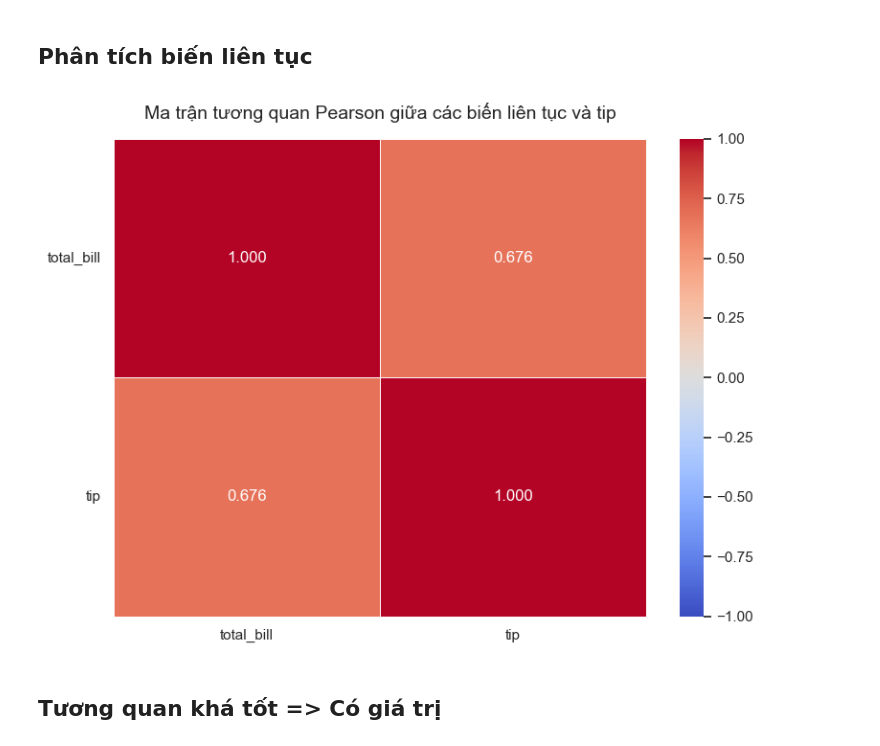
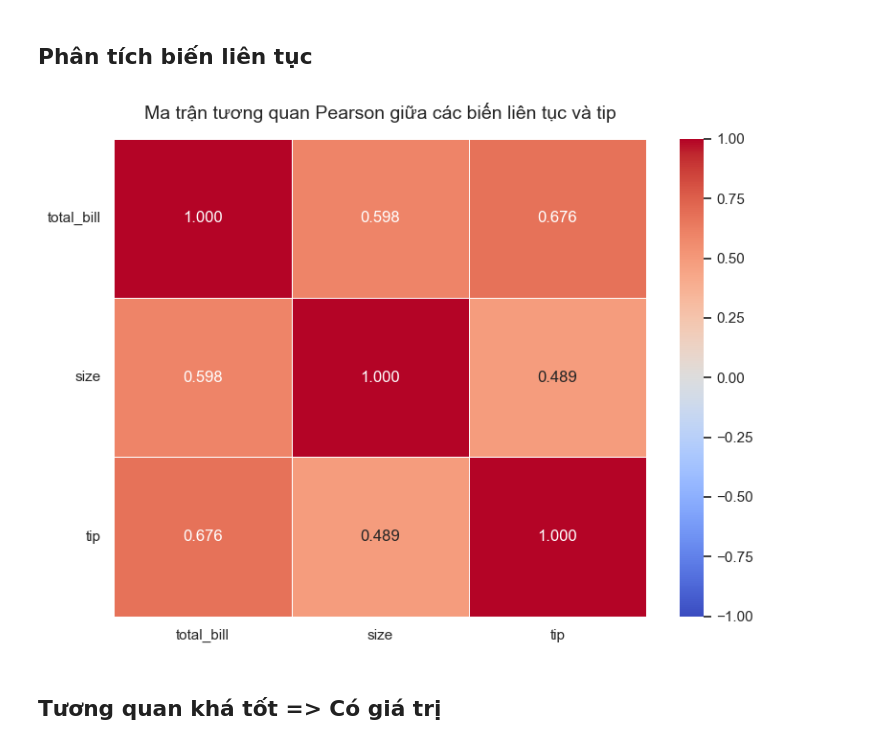
Before and after one commit to lamphat344961-alt/May_-hoc_thong_ke, a Jupyter notebook: TH2/bt2_1.ipynb, the cells around one changed output. Saved outputs shown, nothing was run; the diff lists cells and outputs as text; code cells hidden in the pictures.

```diff
--- a/TH2/bt2_1.ipynb
+++ b/TH2/bt2_1.ipynb
@@ -123,34 +144,34 @@ Name: count, dtype: int64
 ## Phân tích biến liên tục
 # %%
 # 1. Xác định danh sách các biến liên tục và biến mục tiêu
-continuous_features = ['total_bill']
+continuous_features = ['total_bill','size']
 target = 'tip'
 
 # Gom tất cả vào một danh sách chung để tính ma trận tương quan
 cols_to_corr = continuous_features + [target]
 
 # 2. Tính toán ma trận tương quan Pearson từ DataFrame (df)
 corr_matrix = df[cols_to_corr].corr()
 
 # 3. Tiến hành cấu hình và vẽ biểu đồ Heatmap
 plt.figure(figsize=(8, 6))
 
 # Vẽ heatmap với các cấu hình tối ưu:
 # - annot=True: Hiển thị giá trị số trên từng ô vuông
 # - cmap='coolwarm': Bảng màu từ xanh (tương quan âm) sang đỏ (tương quan dương)
 # - fmt=".3f": Làm tròn lấy 3 chữ số sau dấu phẩy
 # - vmin=-1, vmax=1: Cố định dải màu chuẩn của hệ số tương quan từ -1 đến 1
 sns.heatmap(corr_matrix, annot=True, cmap='coolwarm', fmt=".3f", vmin=-1, vmax=1, linewidths=0.5)
 
 # Thay đổi tiêu đề và cách hiển thị
 plt.title('Ma trận tương quan Pearson giữa các biến liên tục và tip', fontsize=14, pad=15)
 plt.yticks(rotation=0)  # Giữ chữ trục tung nằm ngang cho dễ đọc
 
 # Hiển thị biểu đồ
 plt.tight_layout()
 plt.show()
 # %% [output]
-[figure, old version]
+[figure, new version]
 # %% [markdown]
 ## Tương quan khá tốt => Có giá trị
 # %%
```
Also changed, not shown: parts of 11 cells of this notebook, 5 other files.
